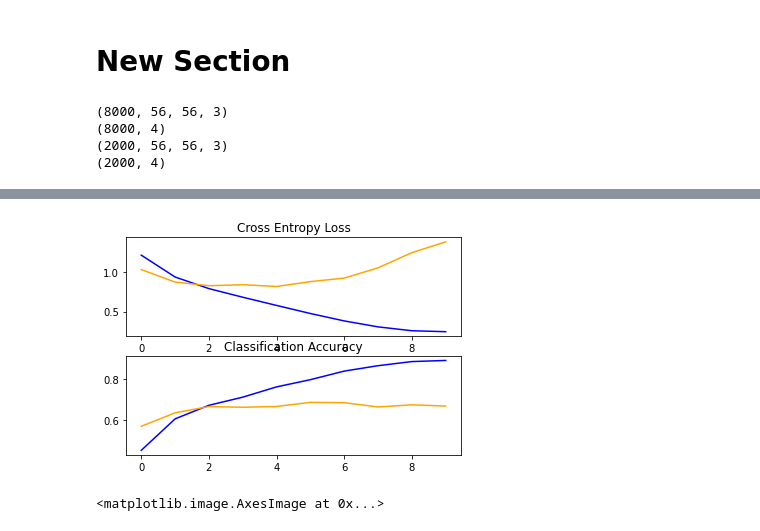
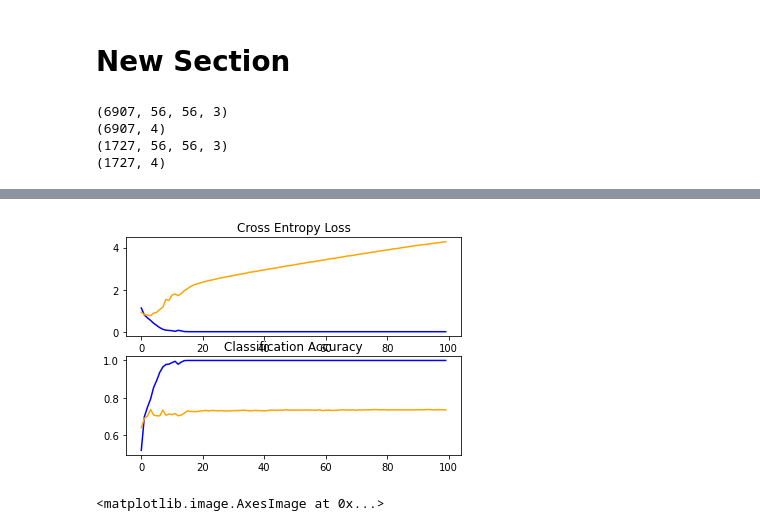
Before and after one commit to amanmathur19/image-classification, a Jupyter notebook: catergory_classification_medium.ipynb, the cells around one changed output, grey strips where cells are left out. Drawn from its saved outputs; the diff is of its cells as text; code cells hidden in the pictures.

```diff
--- a/catergory_classification_medium.ipynb
+++ b/catergory_classification_medium.ipynb
@@ -135,7 +148,7 @@ X = np.array(train_image)
 # %% [markdown]
 # New Section
 # %%
-y=train['category'].values
+y=train_cleaned['category'].values
 y = to_categorical(y)
 # %%
 X_train, X_test, y_train, y_test = train_test_split(X, y, random_state=42, test_size=0.2)
@@ -190,10 +203,10 @@ print(y_train.shape)
 print(X_test.shape)
 print(y_test.shape)
 # %% [output]
-(8000, 56, 56, 3)
-(8000, 4)
-(2000, 56, 56, 3)
-(2000, 4)
+(6907, 56, 56, 3)
+(6907, 4)
+(1727, 56, 56, 3)
+(1727, 4)
 # %%
 def summarize_diagnostics(history):
 	# plot loss
@@ -207,6 +220,6 @@ def summarize_diagnostics(history):
 	plt.plot(history.history['accuracy'], color='blue', label='train')
 	plt.plot(history.history['val_accuracy'], color='orange', label='test')
 # %%
-model_diag = model[1].fit(X_train, y_train, epochs=10, validation_data=(X_test, y_test))
+model_diag = model[1].fit(X_train, y_train, epochs=100, validation_data=(X_test, y_test))
 summarize_diagnostics(model_diag)
 # %% [output]
@@ -233,4 +243,4 @@ Epoch 10/10
-[figure, old version]
+[figure, new version]
 # %%
 test_image = []
 img = image.load_img('/content/drive/Shared drives/New Markets/Aman/Project Neo/temp_2.jpg',target_size=(56,56,3), grayscale=False)
```
Also changed, not shown: parts of 5 cells of this notebook.
